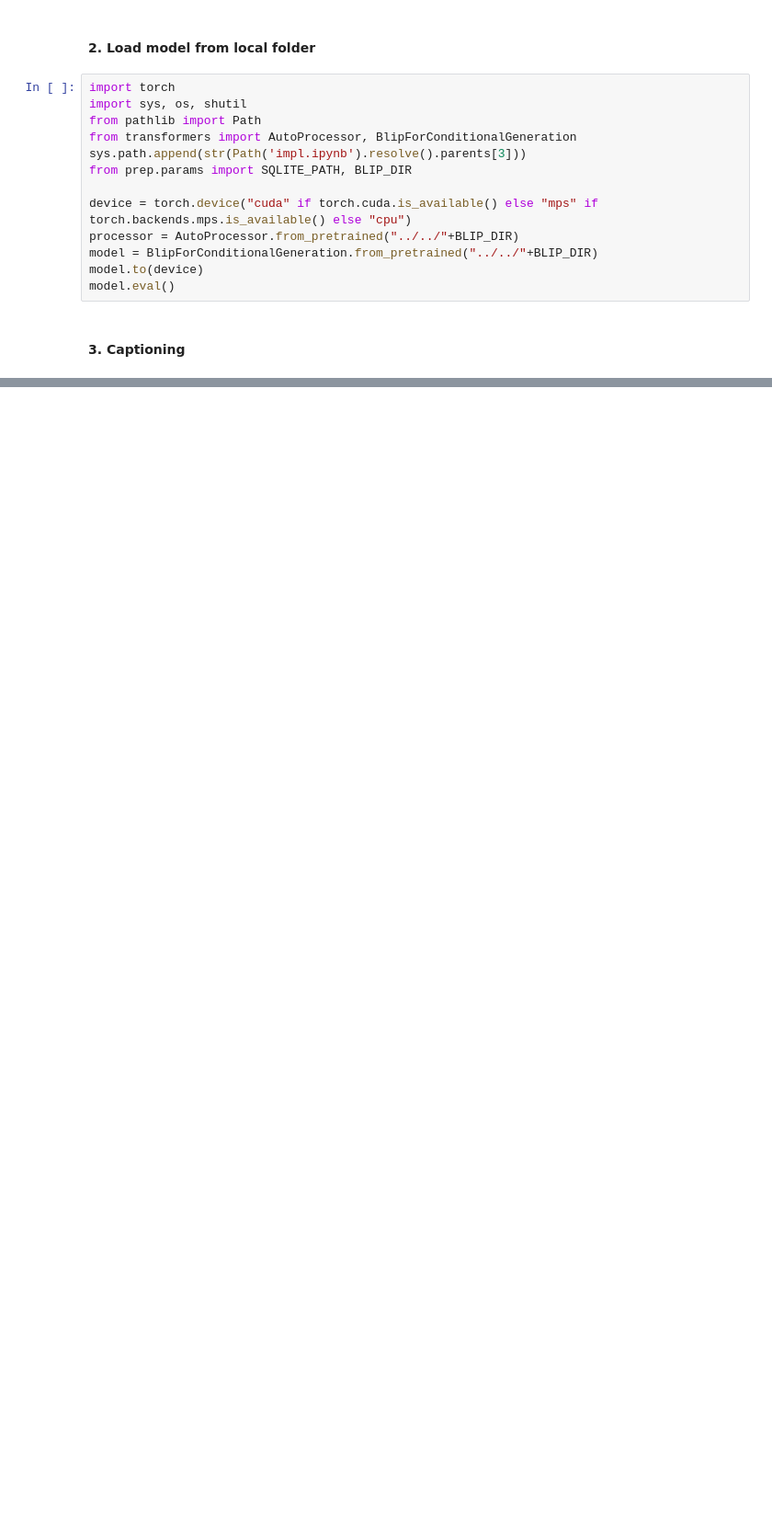
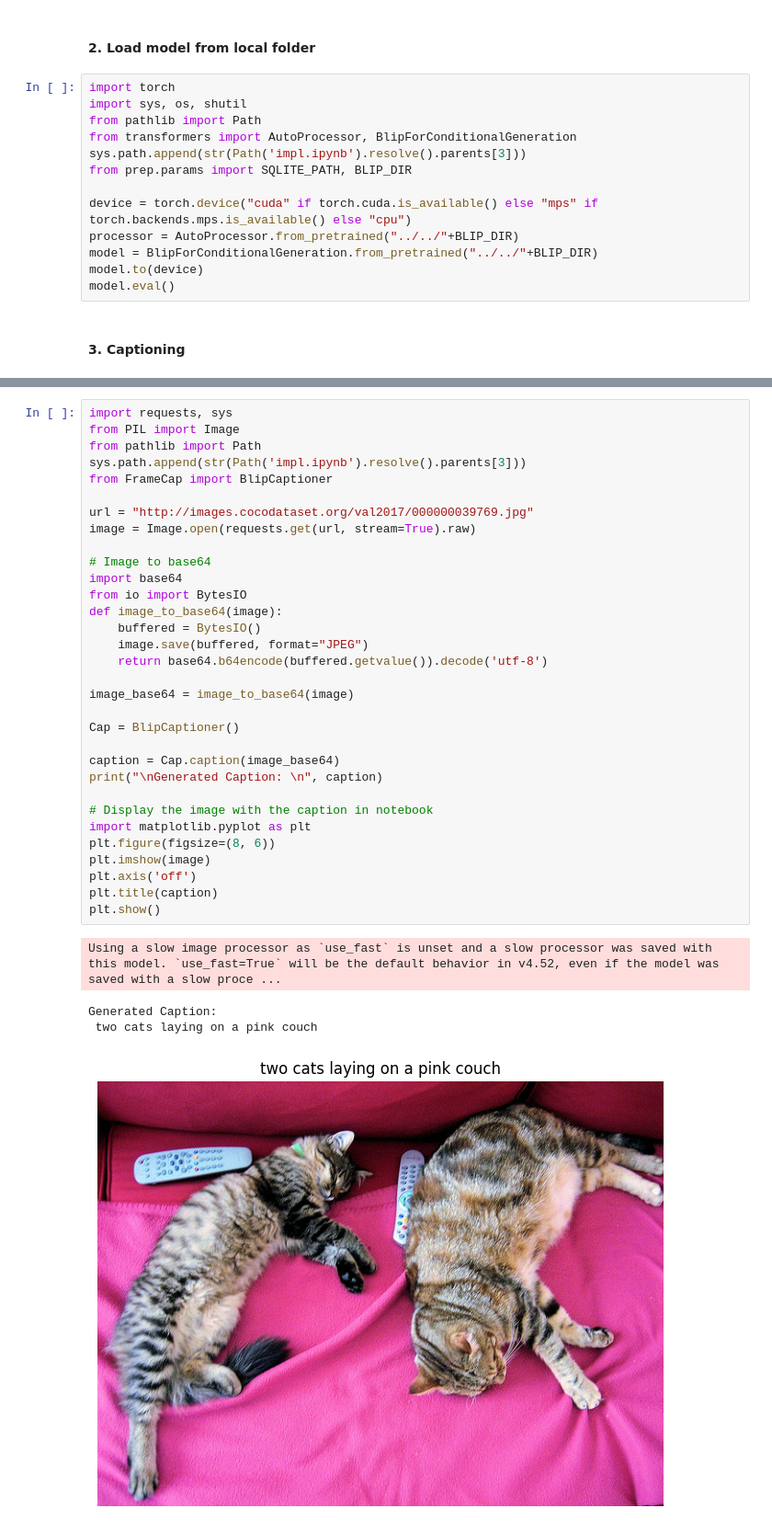
Before and after one commit to tuanna712/PixeFlow, a Jupyter notebook: prep/imageProcessing/FrameCaptioning/impl.ipynb, the cells around one changed output, grey strips where cells are left out. Shown: that part at 92% size. Drawn from its saved outputs; the diff is of its cells as text; blank space fills up the shorter version.

Commit message:
update blip model

```diff
--- a/prep/imageProcessing/FrameCaptioning/impl.ipynb
+++ b/prep/imageProcessing/FrameCaptioning/impl.ipynb
@@ -86,0 +85,37 @@ Generated Caption:
+# %%
+import requests, sys
+from PIL import Image
+from pathlib import Path
+sys.path.append(str(Path('impl.ipynb').resolve().parents[3]))
+from FrameCap import BlipCaptioner
+
+url = "http://images.cocodataset.org/val2017/000000039769.jpg"
+image = Image.open(requests.get(url, stream=True).raw)
+
+# Image to base64
+import base64
+from io import BytesIO
+def image_to_base64(image):
+    buffered = BytesIO()
+    image.save(buffered, format="JPEG")
+    return base64.b64encode(buffered.getvalue()).decode('utf-8')
+
+image_base64 = image_to_base64(image)
+
+Cap = BlipCaptioner()
+
+caption = Cap.caption(image_base64)
+print("\nGenerated Caption: \n", caption)
+
+# Display the image with the caption in notebook
+import matplotlib.pyplot as plt
+plt.figure(figsize=(8, 6))
+plt.imshow(image)
+plt.axis('off')
+plt.title(caption)
+plt.show()
+# %% [output]
+Using a slow image processor as `use_fast` is unset and a slow processor was saved with this model. `use_fast=True` will be the default behavior in v4.52, even if the model was saved with a slow proce ...
+Generated Caption:
+ two cats laying on a pink couch
+[figure, added]
```
Also changed, not shown: parts of 2 cells of this notebook, 1 other file.
